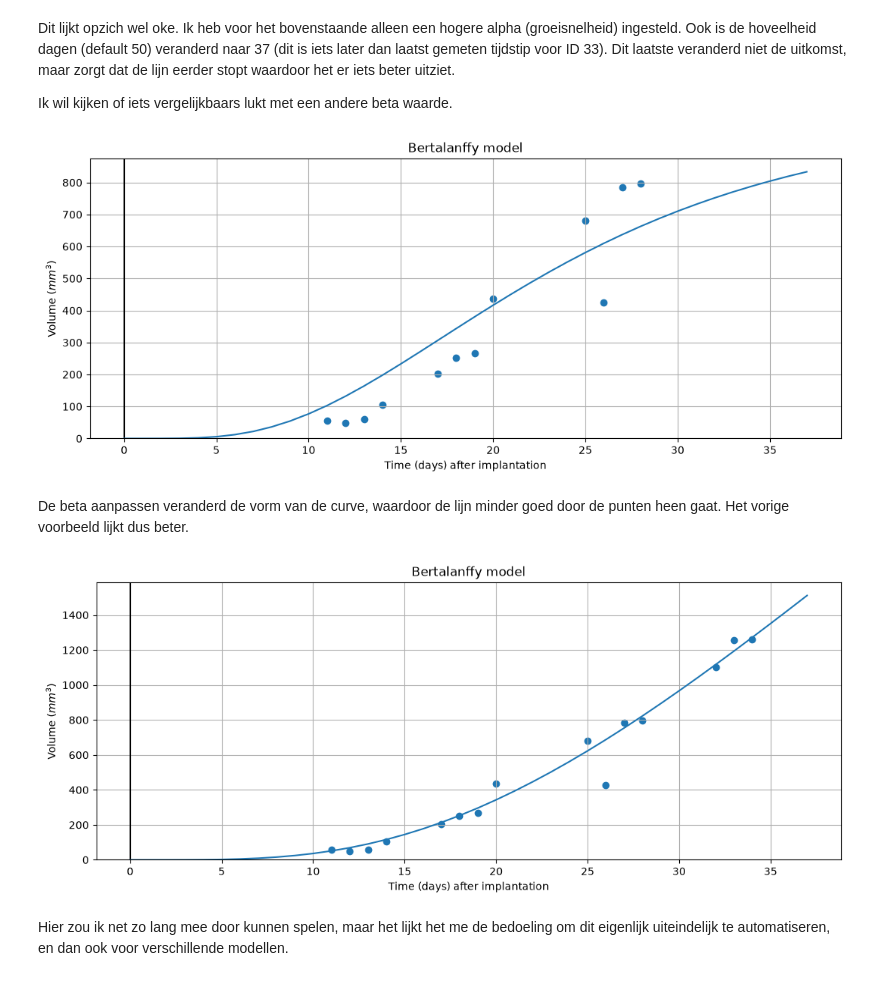
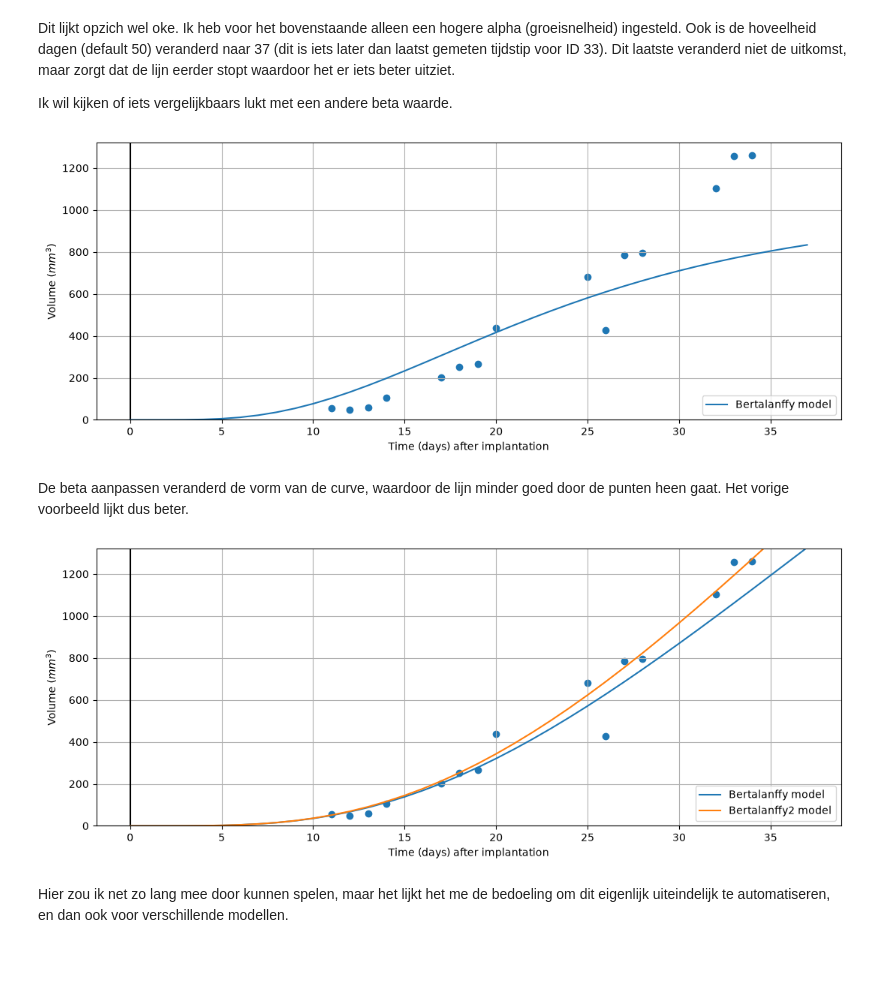
Before and after one commit to Nikkieeex/Dynamic_Modelling, a Jupyter notebook: workshop1.ipynb, the cells around one changed output. Drawn from its saved outputs; the diff is of its cells as text; code cells hidden in the pictures.

Commit message:
code van workshop 1 verplaatst naar apart .py bestand. code aangepast zodat er nu makkelijk meerdere modellen in 1 plot kunnen gemaakt worden

```diff
--- a/workshop1.ipynb
+++ b/workshop1.ipynb
@@ -157,18 +115,19 @@ Dit lijkt opzich wel oke. Ik heb voor het bovenstaande alleen een hogere alpha (
 
 Ik wil kijken of iets vergelijkbaars lukt met een andere beta waarde.
 # %%
+plot_test_data(data[data["ID"] == 33])
 plot_model(*model_tumor_growth(bertalanffy, N=37, alpha=2.5, beta=.25), "Bertalanffy")
-plot_test_data(data[data["ID"] == 33])
 plt.show()
 # %% [output]
-[figure, old version]
+[figure, new version]
 # %% [markdown]
 De beta aanpassen veranderd de vorm van de curve, waardoor de lijn minder goed door de punten heen gaat. Het vorige voorbeeld lijkt dus beter.
 # %%
-plot_model(*model_tumor_growth(bertalanffy, N=37, alpha=1.65, beta=.09), "Bertalanffy")
 plot_test_data(data[data["ID"] == 33])
+plot_model(*model_tumor_growth(bertalanffy, N=37, alpha=1.65), "Bertalanffy")
+plot_model(*model_tumor_growth(bertalanffy, N=37, alpha=1.65, beta=.09), "Bertalanffy2")
 plt.show()
 # %% [output]
-[figure, old version]
+[figure, new version]
 # %% [markdown]
 Hier zou ik net zo lang mee door kunnen spelen, maar het lijkt het me de bedoeling om dit eigenlijk uiteindelijk te automatiseren, en dan ook voor verschillende modellen.
```
Also changed, not shown: parts of 7 cells of this notebook, 1 other file.
